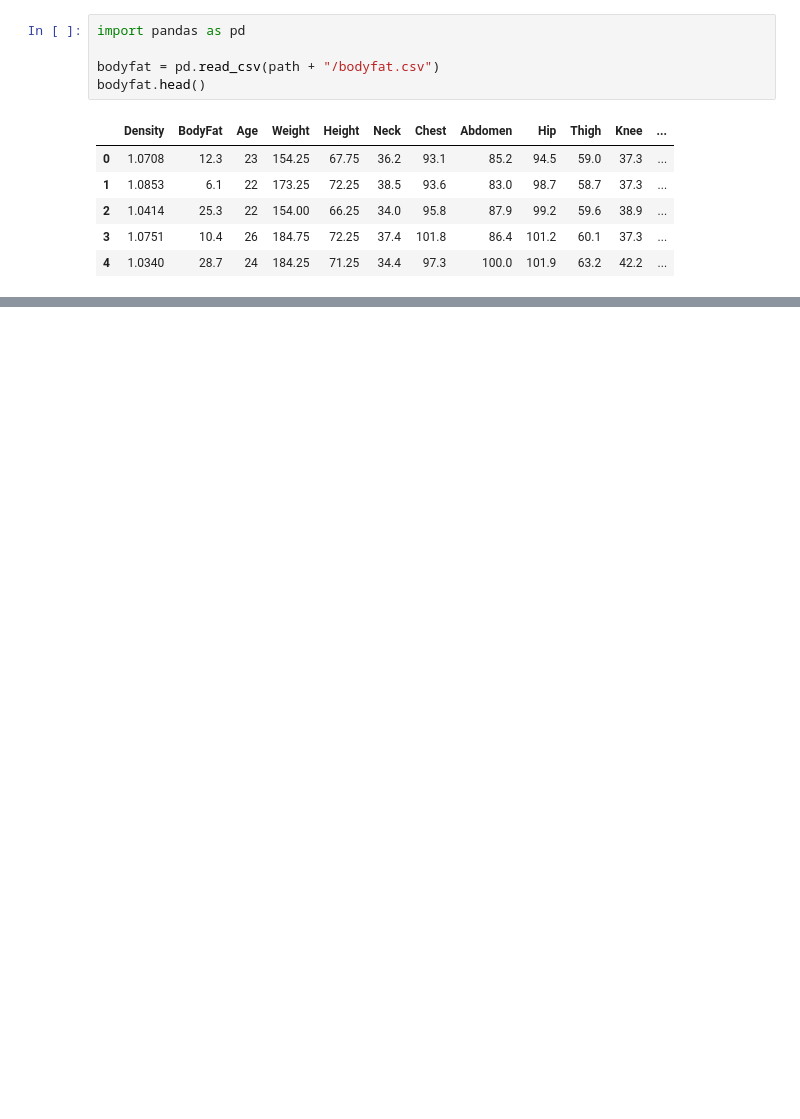
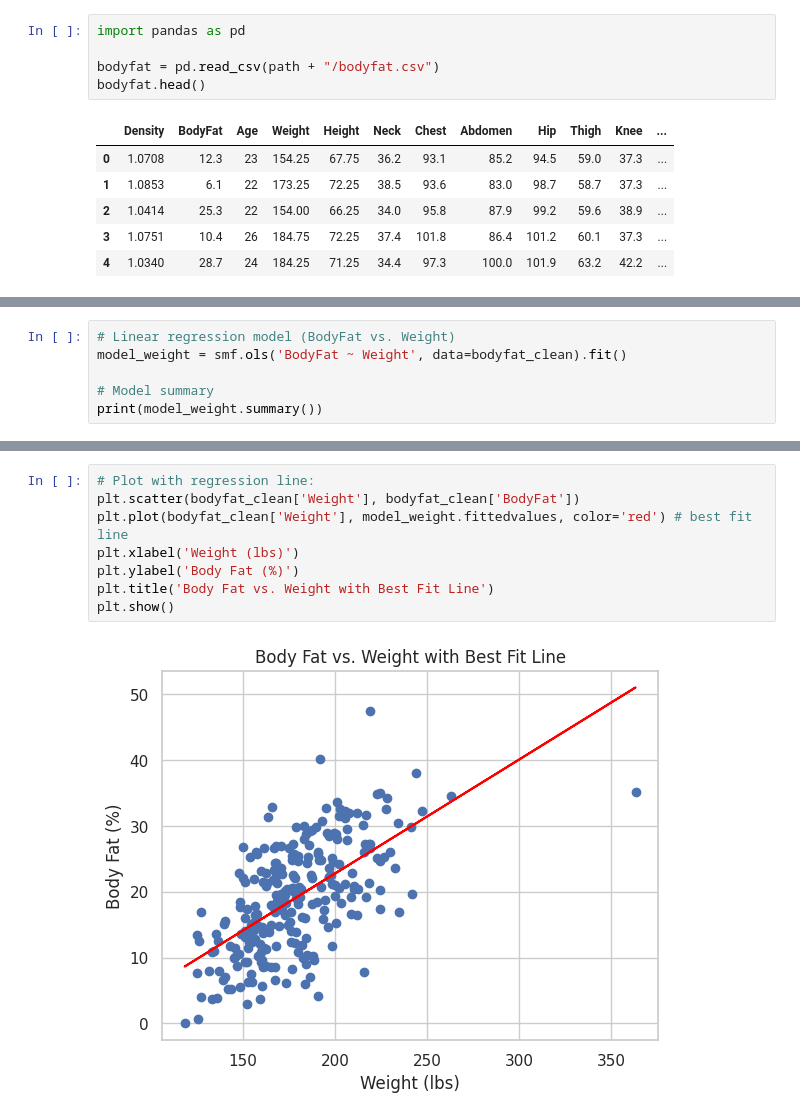
Before and after one commit to AndrewHung87/PandaPractice, a Jupyter notebook: body_fat_prediction_dataset.ipynb, the cells around one changed output, grey strips where cells are left out. Drawn from its saved outputs; the diff is of its cells as text; blank space fills up the shorter version.

```diff
--- a/body_fat_prediction_dataset.ipynb
+++ b/body_fat_prediction_dataset.ipynb
@@ -25,0 +126,6 @@ bodyfat.head()
+# %%
+# Linear regression model (BodyFat vs. Weight)
+model_weight = smf.ols('BodyFat ~ Weight', data=bodyfat_clean).fit()
+
+# Model summary
+print(model_weight.summary())
@@ -25,0 +150,10 @@ bodyfat.head()
+# %%
+# Plot with regression line:
+plt.scatter(bodyfat_clean['Weight'], bodyfat_clean['BodyFat'])
+plt.plot(bodyfat_clean['Weight'], model_weight.fittedvalues, color='red') # best fit line
+plt.xlabel('Weight (lbs)')
+plt.ylabel('Body Fat (%)')
+plt.title('Body Fat vs. Weight with Best Fit Line')
+plt.show()
+# %% [output]
+[figure, added]
```
Also changed, not shown: parts of 19 cells of this notebook.
